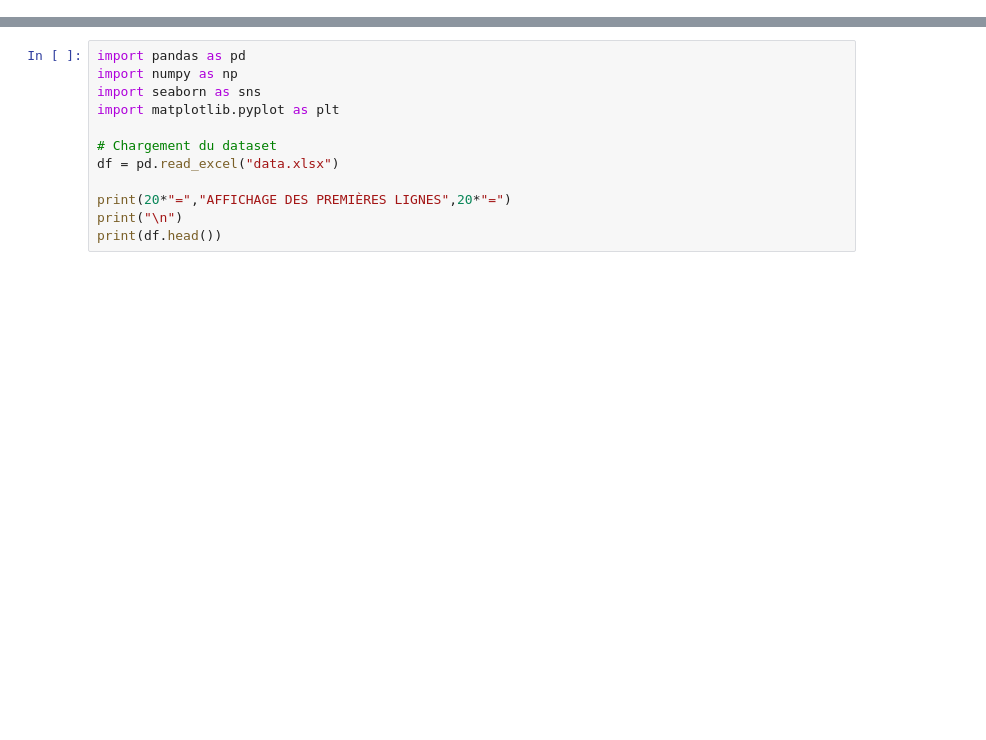
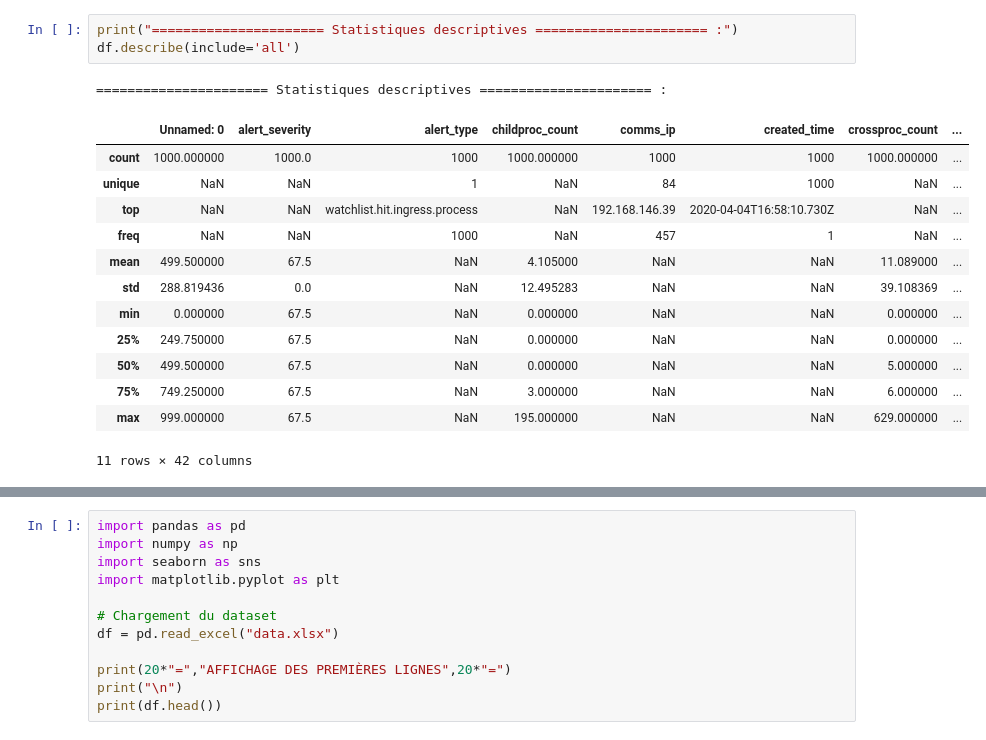
Before and after one commit to JakeYellowstone/kolander, a Jupyter notebook: EDA_DU_DATASET.ipynb, the cells around one changed output, grey strips where cells are left out. Drawn from its saved outputs; the diff is of its cells as text; blank space fills up the shorter version.

```diff
--- a/EDA_DU_DATASET.ipynb
+++ b/EDA_DU_DATASET.ipynb
@@ -0,0 +112,18 @@
+# %%
+print("====================== Statistiques descriptives ====================== :")
+df.describe(include='all')
+# %% [output]
+====================== Statistiques descriptives ====================== :
+|  | Unnamed: 0 | alert_severity | alert_type | childproc_count | comms_ip | created_time | crossproc_count | ... |
+| count | 1000.000000 | 1000.0 | 1000 | 1000.000000 | 1000 | 1000 | 1000.000000 | ... |
+| unique | NaN | NaN | 1 | NaN | 84 | 1000 | NaN | ... |
+| top | NaN | NaN | watchlist.hit.ingress.process | NaN | 192.168.146.39 | 2020-04-04T16:58:10.730Z | NaN | ... |
+| freq | NaN | NaN | 1000 | NaN | 457 | 1 | NaN | ... |
+| mean | 499.500000 | 67.5 | NaN | 4.105000 | NaN | NaN | 11.089000 | ... |
+| std | 288.819436 | 0.0 | NaN | 12.495283 | NaN | NaN | 39.108369 | ... |
+| min | 0.000000 | 67.5 | NaN | 0.000000 | NaN | NaN | 0.000000 | ... |
+| 25% | 249.750000 | 67.5 | NaN | 0.000000 | NaN | NaN | 0.000000 | ... |
+| 50% | 499.500000 | 67.5 | NaN | 0.000000 | NaN | NaN | 5.000000 | ... |
+| 75% | 749.250000 | 67.5 | NaN | 3.000000 | NaN | NaN | 6.000000 | ... |
+| max | 999.000000 | 67.5 | NaN | 195.000000 | NaN | NaN | 629.000000 | ... |
+11 rows × 42 columns
```
Also changed, not shown: parts of 22 cells of this notebook, 1 other file.
